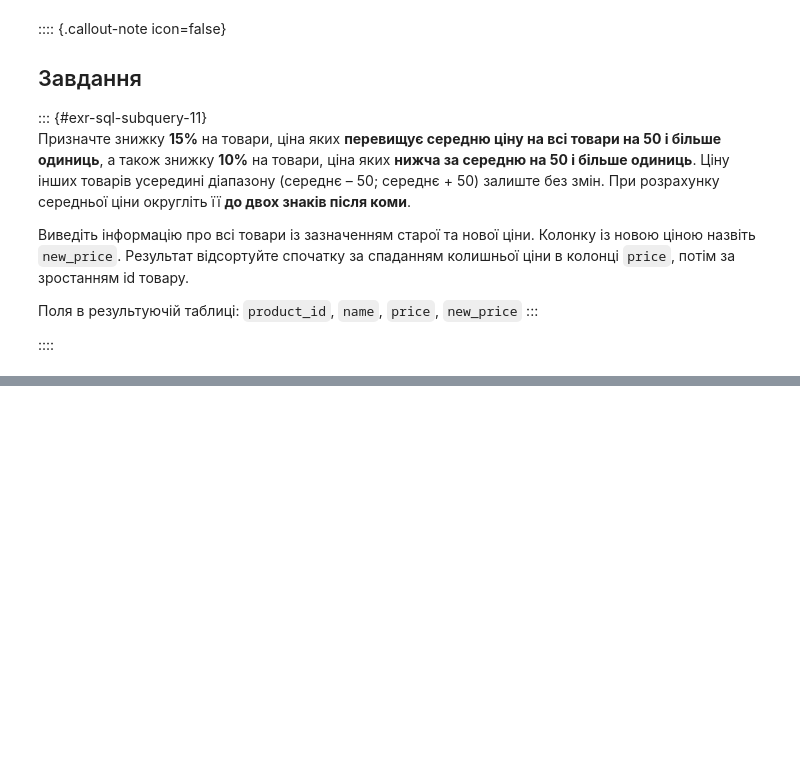
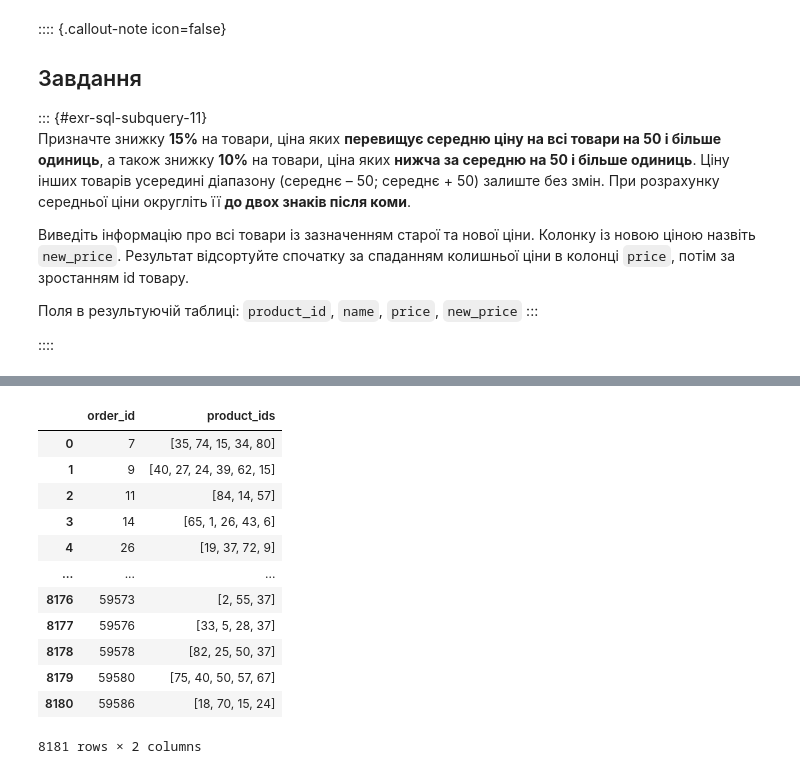
Before and after one commit to Aranaur/py4ds, a Jupyter notebook: sql_subquery.ipynb, the cells around one changed output, grey strips where cells are left out. Drawn from its saved outputs; the diff is of its cells as text; code cells hidden in the pictures; blank space fills up the shorter version.

```diff
--- a/sql_subquery.ipynb
+++ b/sql_subquery.ipynb
@@ -710,0 +846,48 @@ ORDER BY courier_id
+# %%
+#| code-fold: true
+#| code-summary: "Рішення"
+
+%%sql
+with    top_products as (SELECT product_id
+                      FROM   products
+                      ORDER BY price desc limit 5),
+        unnest as (SELECT order_id,
+                   product_ids,
+                   unnest(product_ids) as product_id
+                   FROM   orders)
+SELECT DISTINCT order_id,
+                product_ids
+FROM   unnest
+WHERE  product_id in (SELECT *
+                      FROM   top_products)
+ORDER BY order_id
+
+-- або з `exists`
+-- SELECT order_id,
+--        product_ids
+-- FROM   orders
+-- WHERE  exists (
+--  SELECT 1
+--  FROM   unnest(product_ids) as product_id
+--  WHERE  product_id in (
+--      SELECT product_id
+--      FROM   products
+--      ORDER BY price desc
+--      LIMIT 5
+--      )
+-- )
+-- ORDER BY order_id
+# %% [output]
+|  | order_id | product_ids |
+| 0 | 7 | [35, 74, 15, 34, 80] |
+| 1 | 9 | [40, 27, 24, 39, 62, 15] |
+| 2 | 11 | [84, 14, 57] |
+| 3 | 14 | [65, 1, 26, 43, 6] |
+| 4 | 26 | [19, 37, 72, 9] |
+| ... | ... | ... |
+| 8176 | 59573 | [2, 55, 37] |
+| 8177 | 59576 | [33, 5, 28, 37] |
+| 8178 | 59578 | [82, 25, 50, 37] |
+| 8179 | 59580 | [75, 40, 50, 57, 67] |
+| 8180 | 59586 | [18, 70, 15, 24] |
+8181 rows × 2 columns
```
Also changed, not shown: parts of 13 cells of this notebook, 10 other files.
